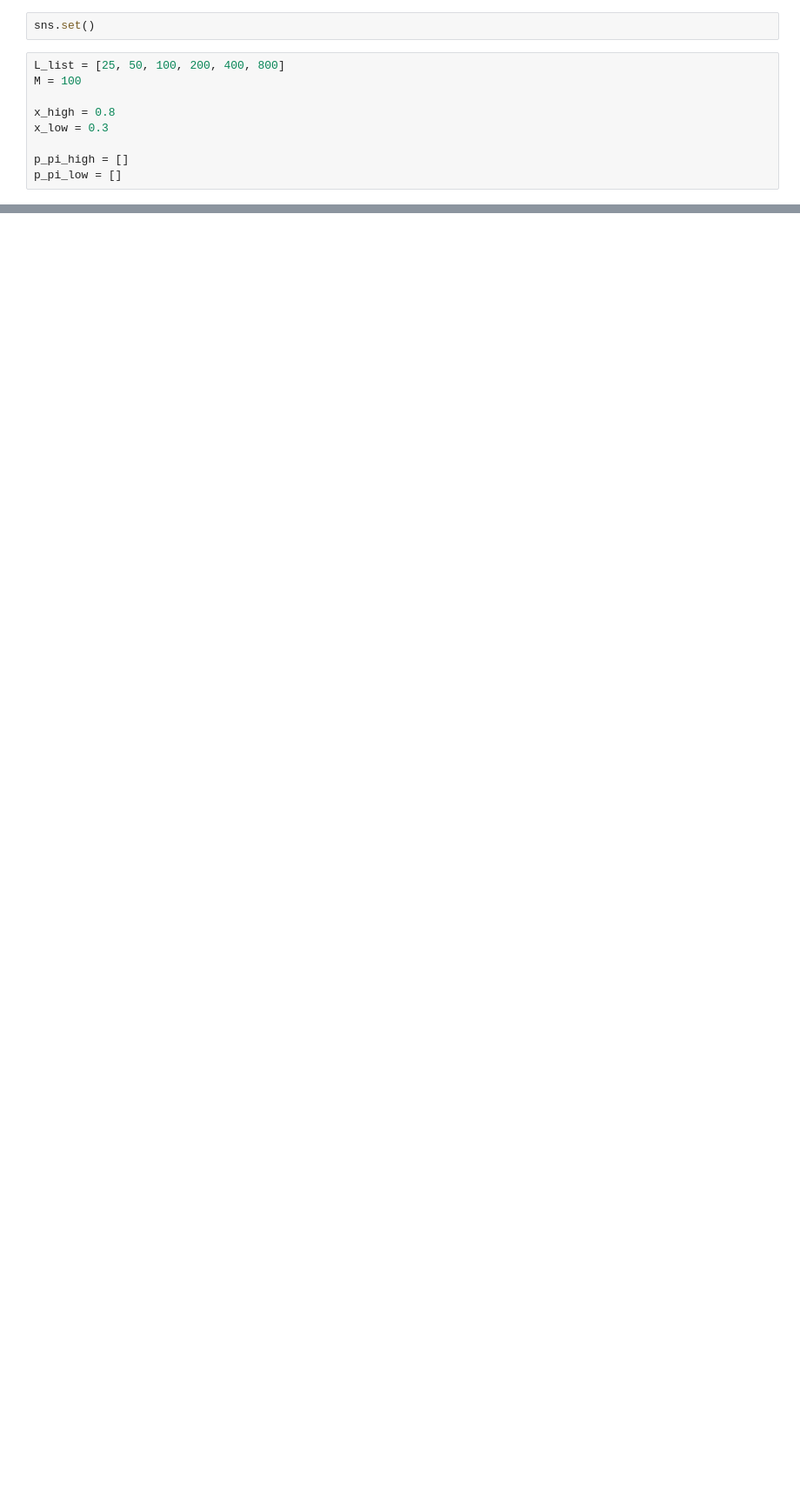
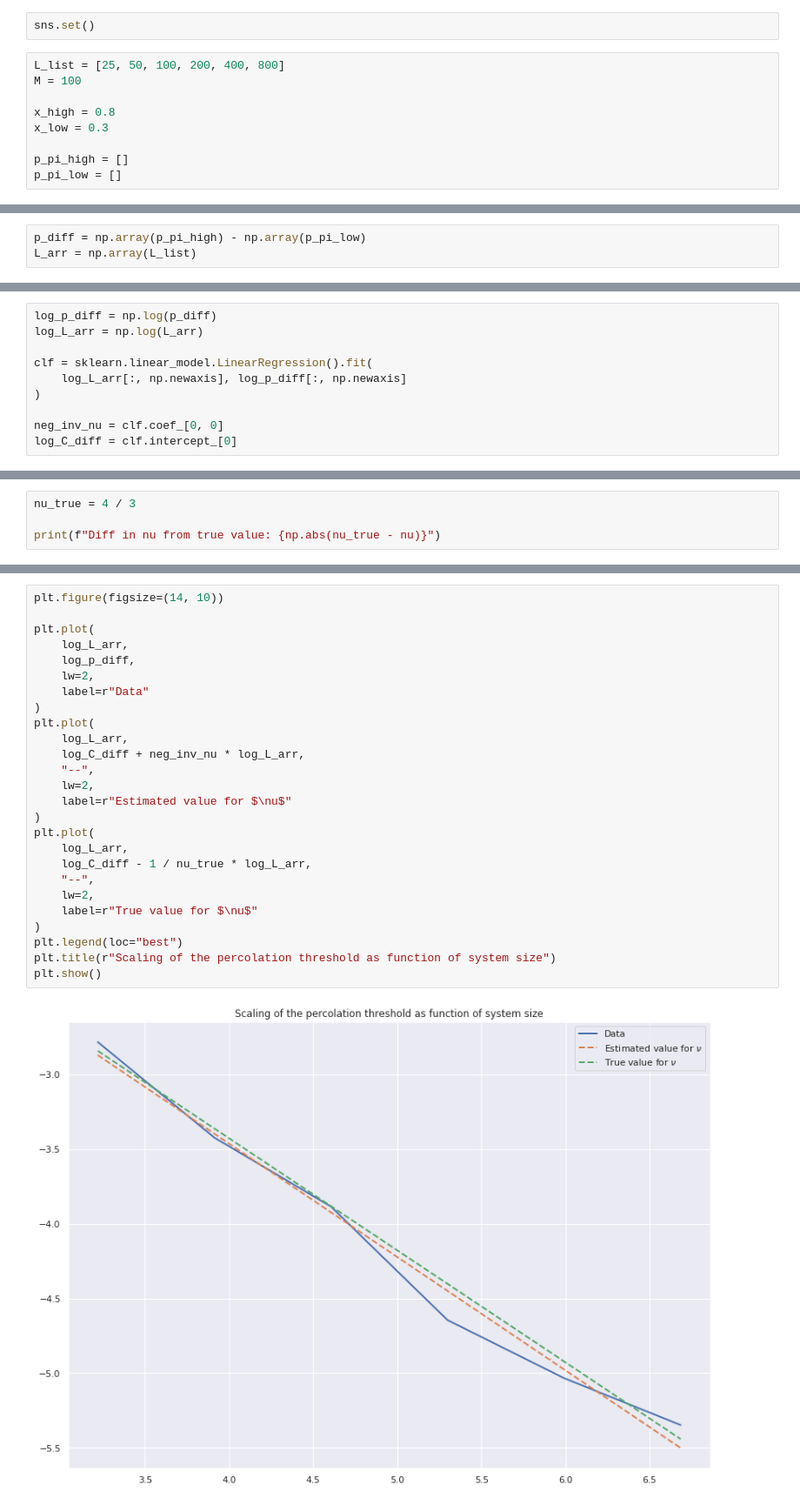
Before and after one commit to Schoyen/FYS4460, a Jupyter notebook: project-3/finite-size-scaling.ipynb, the cells around one changed output, grey strips where cells are left out. Shown at 87% size. Drawn from its saved outputs; the diff is of its cells as text; blank space fills up the shorter version.

```diff
--- a/project-3/finite-size-scaling.ipynb
+++ b/project-3/finite-size-scaling.ipynb
@@ -47,0 +76,3 @@ plt.show()
+# %%
+p_diff = np.array(p_pi_high) - np.array(p_pi_low)
+L_arr = np.array(L_list)
@@ -47,0 +81,10 @@ plt.show()
+# %%
+log_p_diff = np.log(p_diff)
+log_L_arr = np.log(L_arr)
+
+clf = sklearn.linear_model.LinearRegression().fit(
+    log_L_arr[:, np.newaxis], log_p_diff[:, np.newaxis]
+)
+
+neg_inv_nu = clf.coef_[0, 0]
+log_C_diff = clf.intercept_[0]
@@ -47,0 +99,4 @@ plt.show()
+# %%
+nu_true = 4 / 3
+
+print(f"Diff in nu from true value: {np.abs(nu_true - nu)}")
@@ -47,0 +105,28 @@ plt.show()
+# %%
+plt.figure(figsize=(14, 10))
+
+plt.plot(
+    log_L_arr,
+    log_p_diff,
+    lw=2,
+    label=r"Data"
+)
+plt.plot(
+    log_L_arr,
+    log_C_diff + neg_inv_nu * log_L_arr,
+    "--",
+    lw=2,
+    label=r"Estimated value for $\nu$"
+)
+plt.plot(
+    log_L_arr,
+    log_C_diff - 1 / nu_true * log_L_arr,
+    "--",
+    lw=2,
+    label=r"True value for $\nu$"
+)
+plt.legend(loc="best")
+plt.title(r"Scaling of the percolation threshold as function of system size")
+plt.show()
+# %% [output]
+[figure, added]
```
Also changed, not shown: parts of 18 cells of this notebook.
